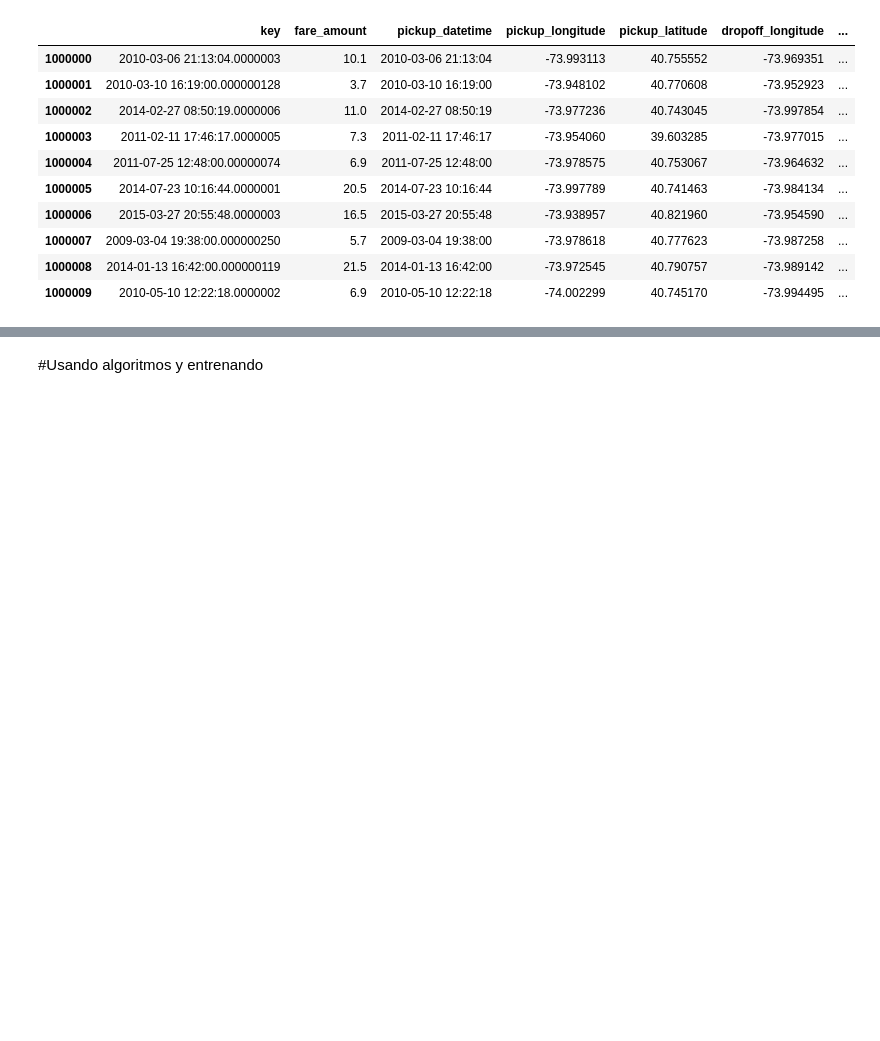
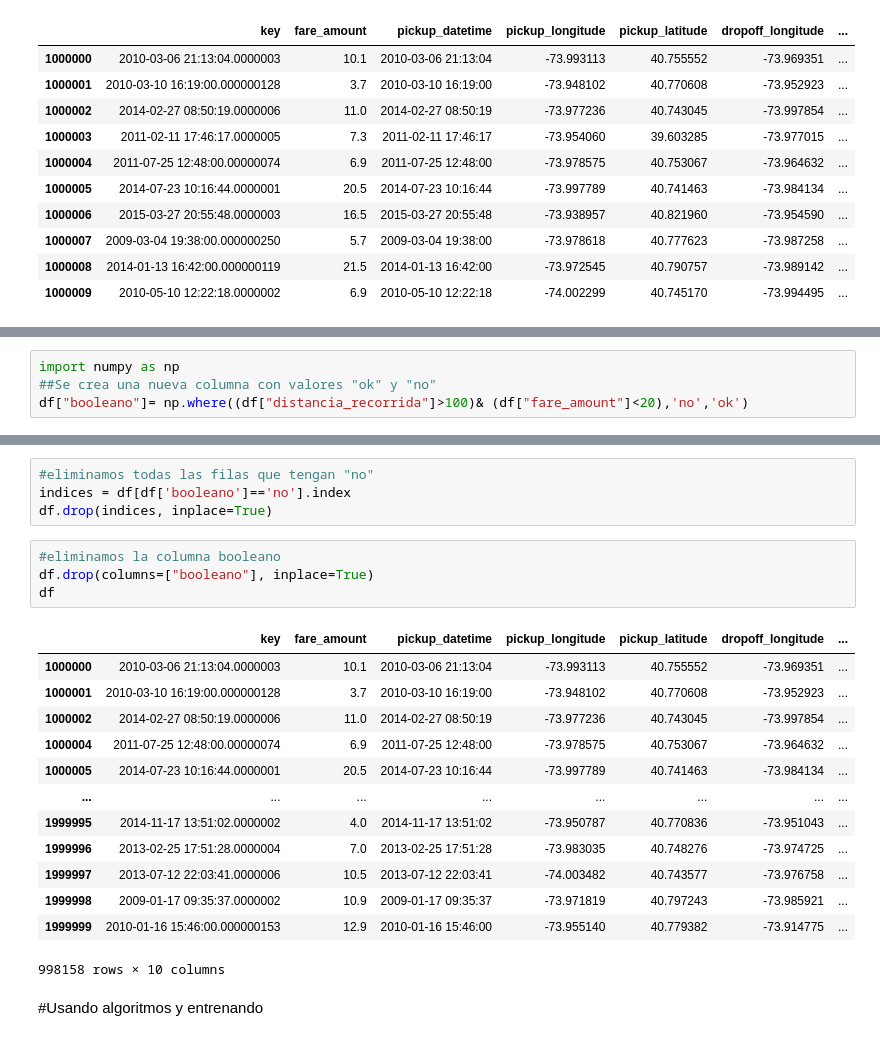
Before and after one commit to Roberto-Cerna/Predicting-Fare-Amount-From-Taxis, a Jupyter notebook: PC_2.ipynb, the cells around one changed output, grey strips where cells are left out. Cells and saved outputs as stored; diff of their text form; blank space fills up the shorter version.

```diff
--- a/PC_2.ipynb
+++ b/PC_2.ipynb
@@ -189,0 +192,4 @@ df.head(10)
+# %%
+import numpy as np
+##Se crea una nueva columna con valores "ok" y "no"
+df["booleano"]= np.where((df["distancia_recorrida"]>100)& (df["fare_amount"]<20),'no','ok')
@@ -190,3 +205,25 @@ df.head(10)
+# %%
+#eliminamos todas las filas que tengan "no"
+indices = df[df['booleano']=='no'].index
+df.drop(indices, inplace=True)
+# %%
+#eliminamos la columna booleano
+df.drop(columns=["booleano"], inplace=True)
+df
+# %% [output]
+|  | key | fare_amount | pickup_datetime | pickup_longitude | pickup_latitude | dropoff_longitude | ... |
+| 1000000 | 2010-03-06 21:13:04.0000003 | 10.1 | 2010-03-06 21:13:04 | -73.993113 | 40.755552 | -73.969351 | ... |
+| 1000001 | 2010-03-10 16:19:00.000000128 | 3.7 | 2010-03-10 16:19:00 | -73.948102 | 40.770608 | -73.952923 | ... |
+| 1000002 | 2014-02-27 08:50:19.0000006 | 11.0 | 2014-02-27 08:50:19 | -73.977236 | 40.743045 | -73.997854 | ... |
+| 1000004 | 2011-07-25 12:48:00.00000074 | 6.9 | 2011-07-25 12:48:00 | -73.978575 | 40.753067 | -73.964632 | ... |
+| 1000005 | 2014-07-23 10:16:44.0000001 | 20.5 | 2014-07-23 10:16:44 | -73.997789 | 40.741463 | -73.984134 | ... |
+| ... | ... | ... | ... | ... | ... | ... | ... |
+| 1999995 | 2014-11-17 13:51:02.0000002 | 4.0 | 2014-11-17 13:51:02 | -73.950787 | 40.770836 | -73.951043 | ... |
+| 1999996 | 2013-02-25 17:51:28.0000004 | 7.0 | 2013-02-25 17:51:28 | -73.983035 | 40.748276 | -73.974725 | ... |
+| 1999997 | 2013-07-12 22:03:41.0000006 | 10.5 | 2013-07-12 22:03:41 | -74.003482 | 40.743577 | -73.976758 | ... |
+| 1999998 | 2009-01-17 09:35:37.0000002 | 10.9 | 2009-01-17 09:35:37 | -73.971819 | 40.797243 | -73.985921 | ... |
+| 1999999 | 2010-01-16 15:46:00.000000153 | 12.9 | 2010-01-16 15:46:00 | -73.955140 | 40.779382 | -73.914775 | ... |
+998158 rows × 10 columns
 # %% [markdown]
 #Usando algoritmos y entrenando
 # %% [markdown]
```
Also changed, not shown: parts of 5 cells of this notebook.
